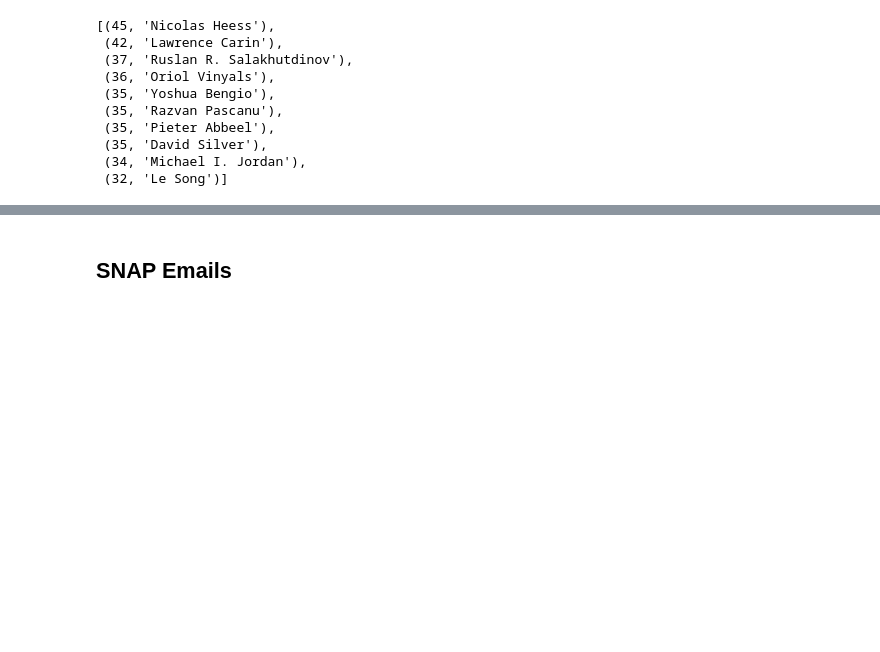
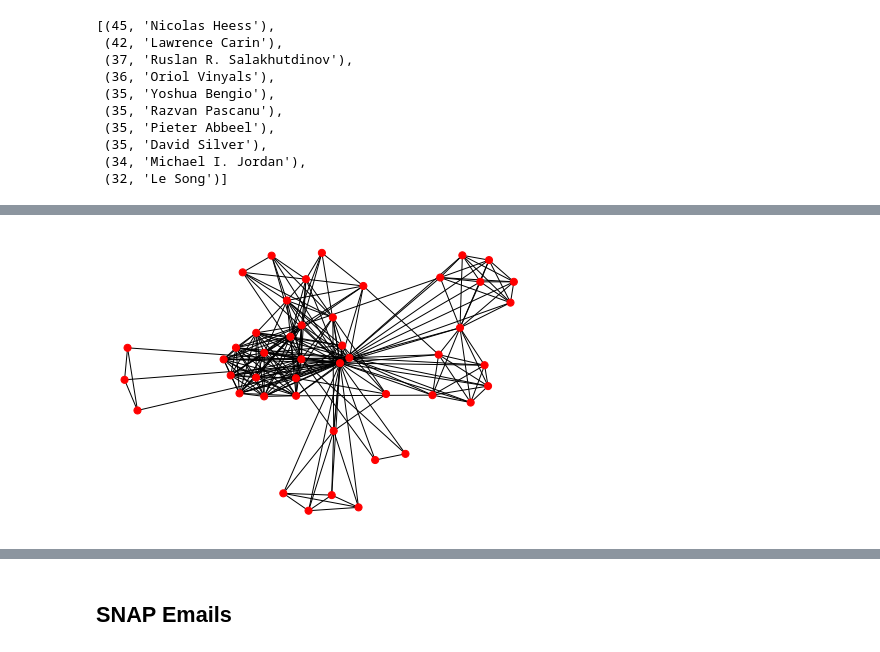
Before and after one commit to anmokhta/DSC180A-Project1, a Jupyter notebook: notebooks/w7.ipynb, the cells around one changed output, grey strips where cells are left out. Saved outputs shown, nothing was run; the diff lists cells and outputs as text; code cells hidden in the pictures; blank space fills up the shorter version.

```diff
--- a/notebooks/w7.ipynb
+++ b/notebooks/w7.ipynb
@@ -116,3 +149,18 @@ nx.draw(G, node_color = pred_clique_color, node_size=20)
+# %%
+G_big = nx.Graph()
+
+for p, a in df_nips.groupby('paper_id')['author_name']:
+    # TESTING print(a)
+    for a1, a2 in itertools.combinations(a, 2):
+        if (a1 in clique_nodes) and (a2 in clique_nodes):
+            # creates an edge
+            read_edge(G_big, a1, a2)
+
+# nodes connected to highest degree node, but also include edges between these nodes too (if they exist)
+pred_clique_color = ['r' if node in clique_nodes else 'b' for node in G_big]
+nx.draw(G_big, node_color = pred_clique_color, node_size=50)
+# %% [output]
+[figure, added]
 # %%
 G_big = nx.Graph()
 
```
Also changed, not shown: parts of 15 cells of this notebook.
